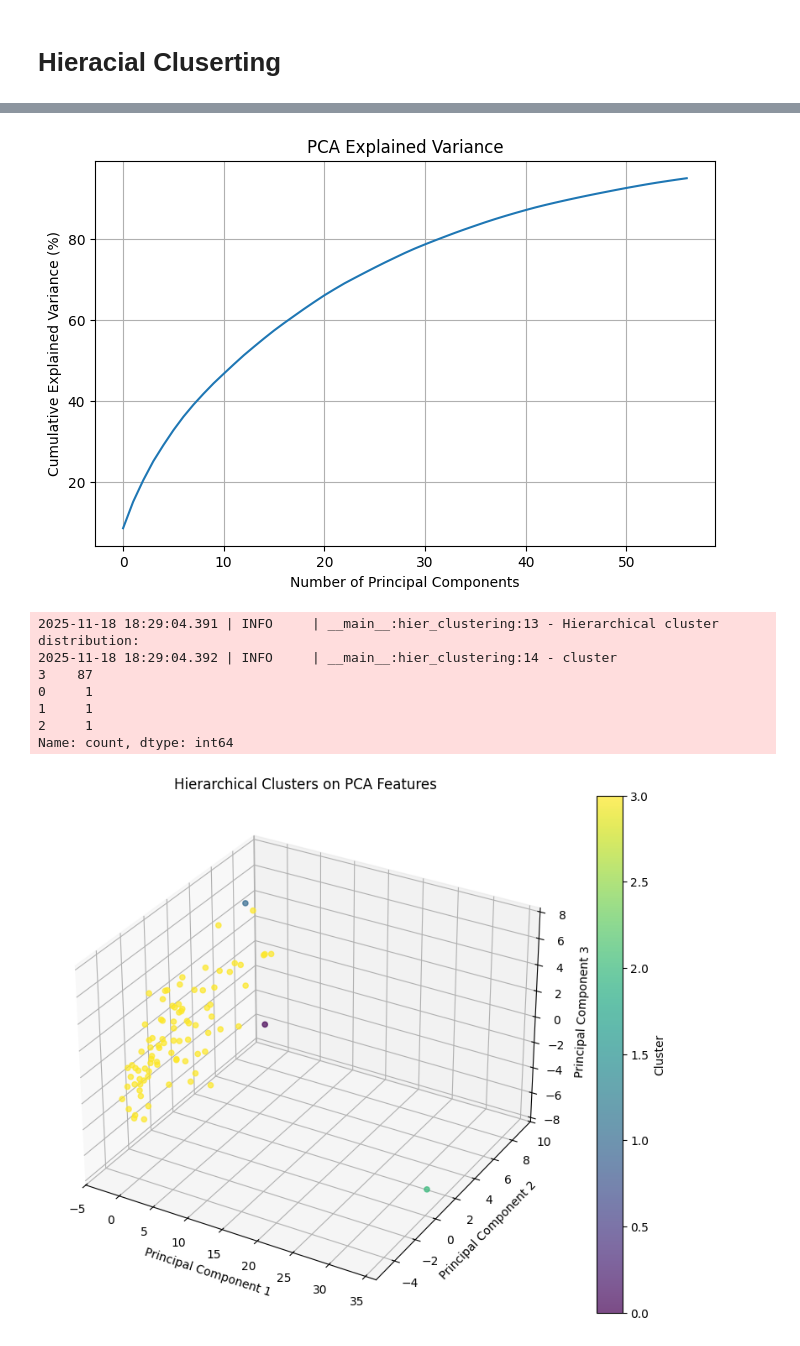
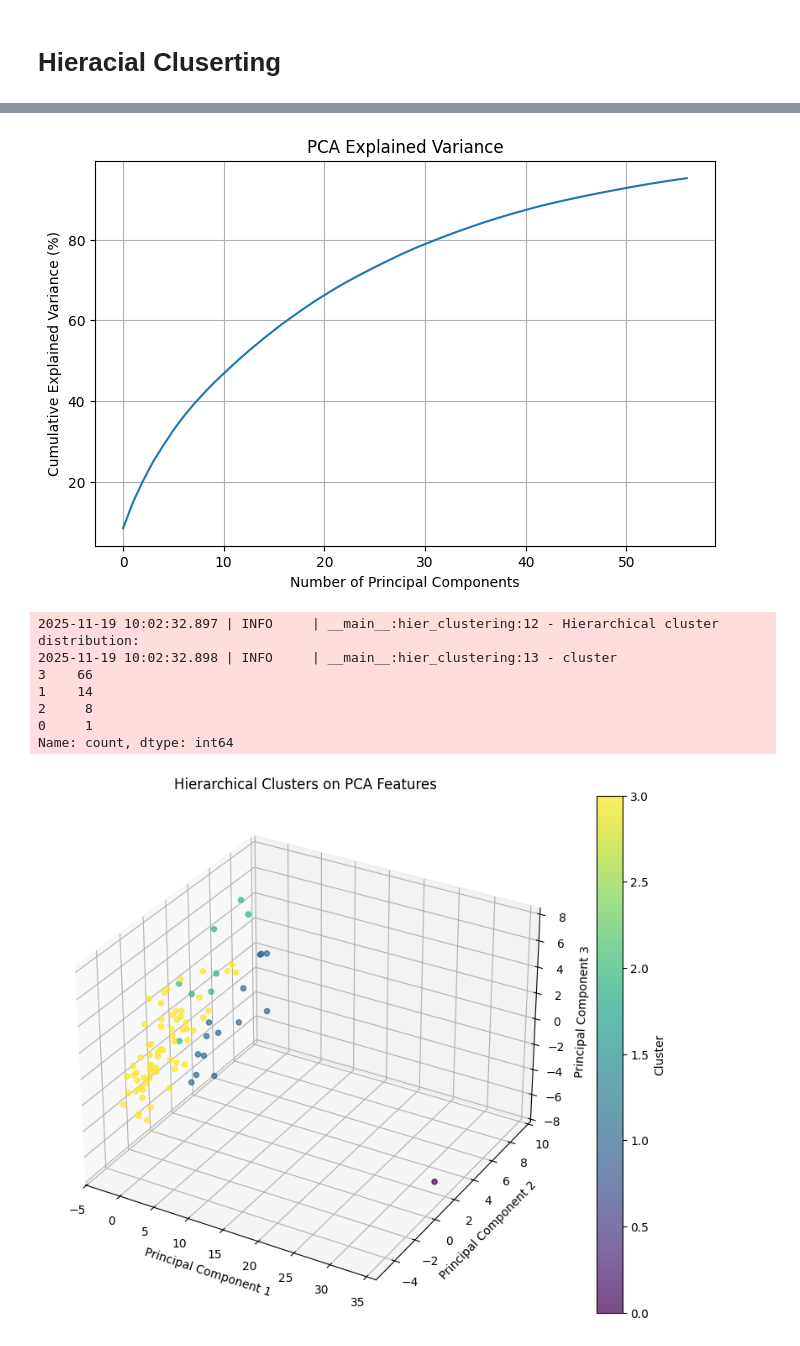
Before and after one commit to damiskov/project-02807, a Jupyter notebook: notebooks/pitch_based_clustering.ipynb, the cells around one changed output, grey strips where cells are left out. Drawn from its saved outputs; the diff is of its cells as text; code cells hidden in the pictures.

Commit message:
hierachial clustering has divisive method

```diff
--- a/notebooks/pitch_based_clustering.ipynb
+++ b/notebooks/pitch_based_clustering.ipynb
@@ -19,8 +19,10 @@ from sklearn.decomposition import PCA
 # %% [markdown]
 # functions
 # %%
-def extract_all_features(sequences_df, max_interval=12):
+def extract_all_features(max_interval=12):
     """Extract pitch-based features from all sequences and return a dataframe."""
+
+    sequences_df = load_sequences("data/sequences")
     records = []
 
     for idx, row in sequences_df.iterrows():
@@ -42,6 +44,7 @@ def extract_all_features(sequences_df, max_interval=12):
 
 def apply_pca(features_df, keep_variance=0.95):
     """Scale features and apply PCA."""
+
     X = np.vstack(features_df["features"].values)
     scaler = StandardScaler()
     X_std = scaler.fit_transform(X)
@@ -107,13 +126,12 @@ Name: count, dtype: int64
 # %% [markdown]
 # Hieracial Cluserting
 # %%
-def hier_clustering():
-    sequences_df = load_sequences("data/sequences")
-    features_df = extract_all_features(sequences_df)
+def hier_clustering(method):
+    features_df = extract_all_features()
 
     X_pca = apply_pca(features_df)
 
-    model = HierarchicalCluster(n_clusters=4)
+    model = HierarchicalCluster(method = method, n_clusters=4)
     model.fit(X_pca)
 
     labels = model.labels_
@@ -125,5 +143,5 @@ def hier_clustering():
     plot_clusters(X_pca, labels, dim=3, title="Hierarchical Clusters on PCA Features")
     #plot_dendrogram(X_pca, method="ward", title="Dendrogram of PCA Features")
 # %%
-hier_clustering()
+hier_clustering(method="divisive")
 # %% [output]
@@ -133,9 +151,9 @@ hier_clustering()
 [figure]
-2025-11-18 18:29:04.391 | INFO     | __main__:hier_clustering:13 - Hierarchical cluster distribution:
-2025-11-18 18:29:04.392 | INFO     | __main__:hier_clustering:14 - cluster
-3    87
+2025-11-19 10:02:32.897 | INFO     | __main__:hier_clustering:12 - Hierarchical cluster distribution:
+2025-11-19 10:02:32.898 | INFO     | __main__:hier_clustering:13 - cluster
+3    66
+1    14
+2     8
 0     1
-1     1
-2     1
 Name: count, dtype: int64
-[figure, old version]
+[figure, new version]
```
Also changed, not shown: parts of 3 cells of this notebook, 1 other file.
